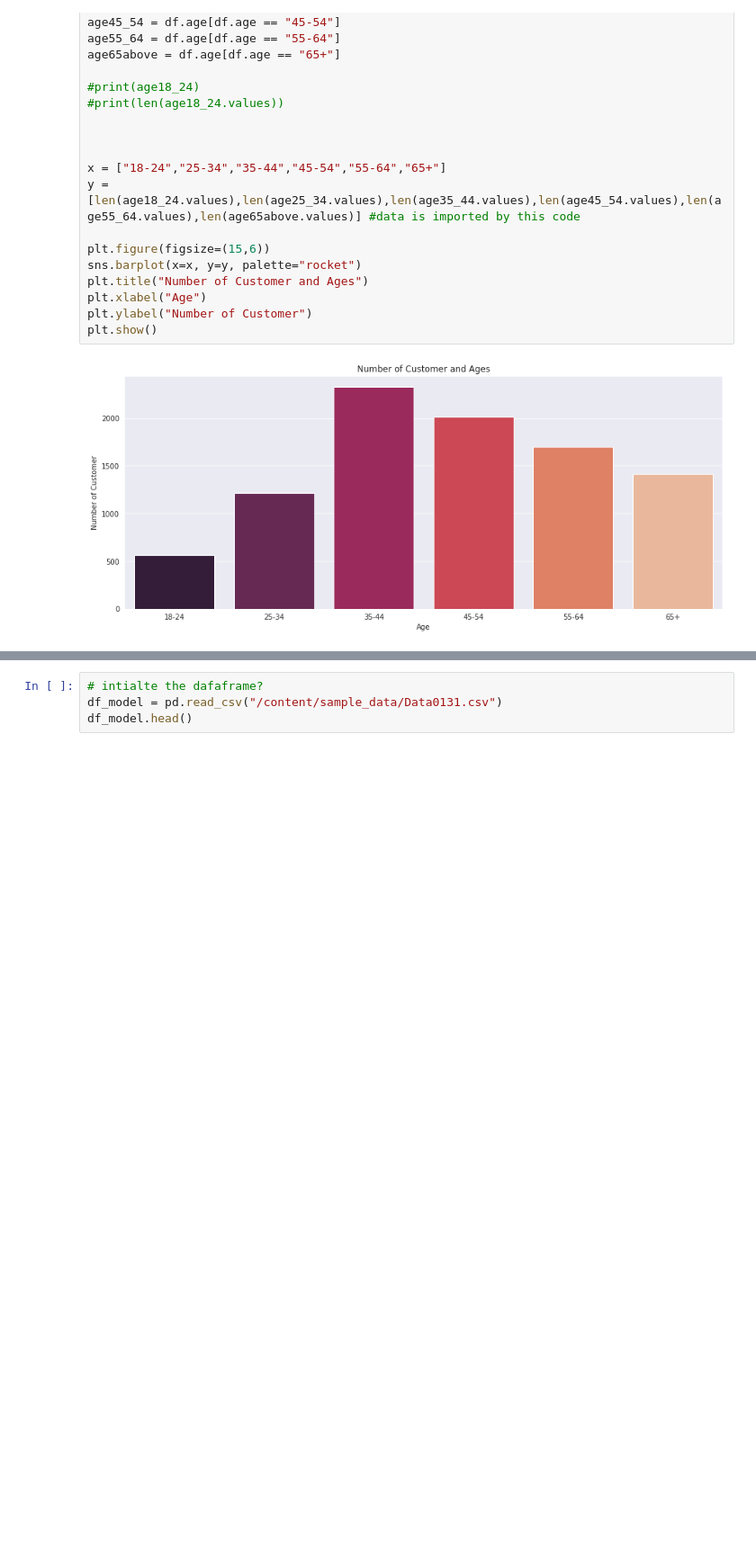
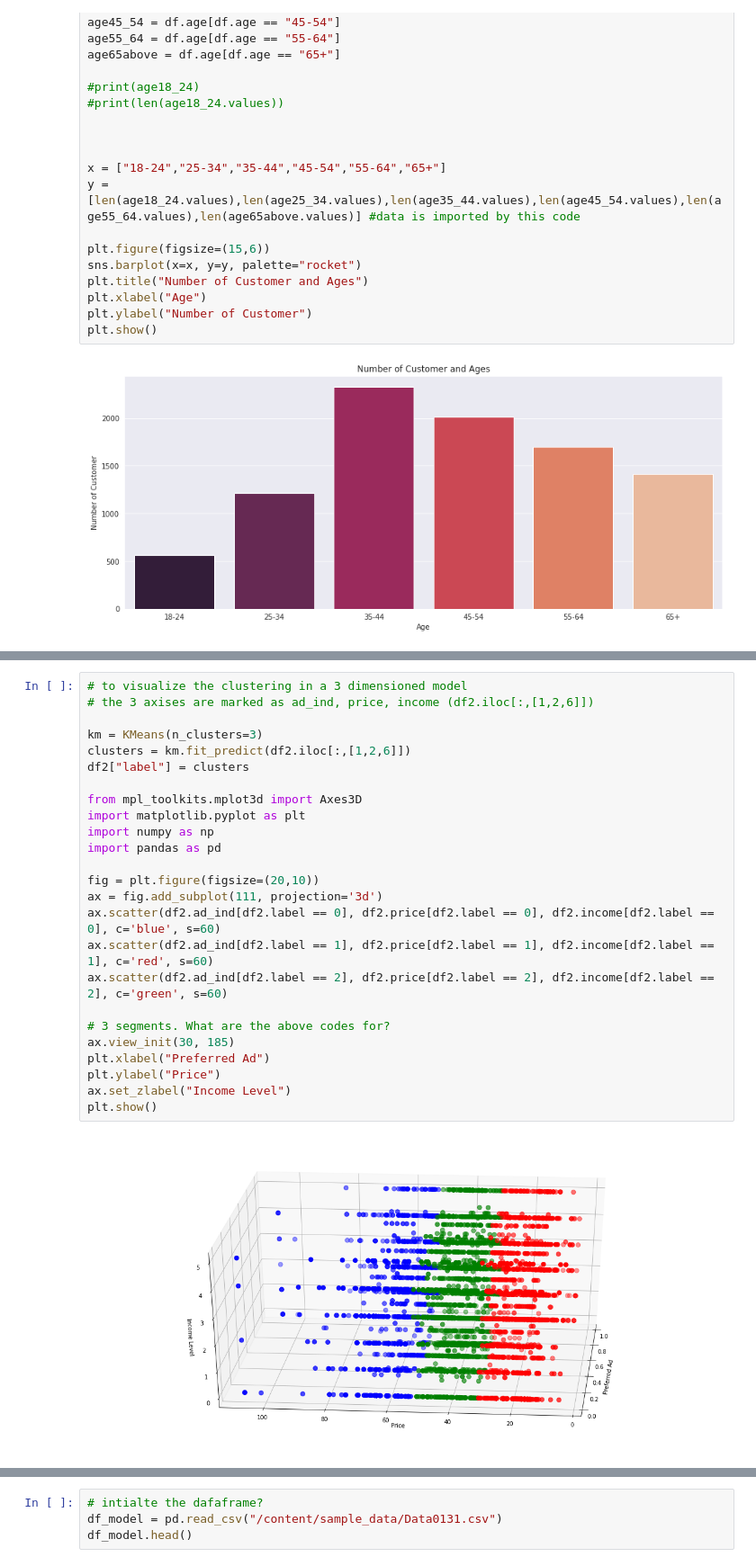
Before and after one commit to nasirxia/Analysis-Project-2022-Fall, a Jupyter notebook: ALP-2.ipynb, the cells around one changed output, grey strips where cells are left out. Shown at 90% size. Drawn from its saved outputs; the diff is of its cells as text; blank space fills up the shorter version.

```diff
--- a/ALP-2.ipynb
+++ b/ALP-2.ipynb
@@ -251,0 +385,27 @@ df.head()
+# %%
+# to visualize the clustering in a 3 dimensioned model
+# the 3 axises are marked as ad_ind, price, income (df2.iloc[:,[1,2,6]])
+
+km = KMeans(n_clusters=3)
+clusters = km.fit_predict(df2.iloc[:,[1,2,6]])
+df2["label"] = clusters
+
+from mpl_toolkits.mplot3d import Axes3D
+import matplotlib.pyplot as plt
+import numpy as np
+import pandas as pd
+
+fig = plt.figure(figsize=(20,10))
+ax = fig.add_subplot(111, projection='3d')
+ax.scatter(df2.ad_ind[df2.label == 0], df2.price[df2.label == 0], df2.income[df2.label == 0], c='blue', s=60)
+ax.scatter(df2.ad_ind[df2.label == 1], df2.price[df2.label == 1], df2.income[df2.label == 1], c='red', s=60)
+ax.scatter(df2.ad_ind[df2.label == 2], df2.price[df2.label == 2], df2.income[df2.label == 2], c='green', s=60)
+
+# 3 segments. What are the above codes for?
+ax.view_init(30, 185)
+plt.xlabel("Preferred Ad")
+plt.ylabel("Price")
+ax.set_zlabel("Income Level")
+plt.show()
+# %% [output]
+[figure, added]
```
Also changed, not shown: parts of 19 cells of this notebook.
